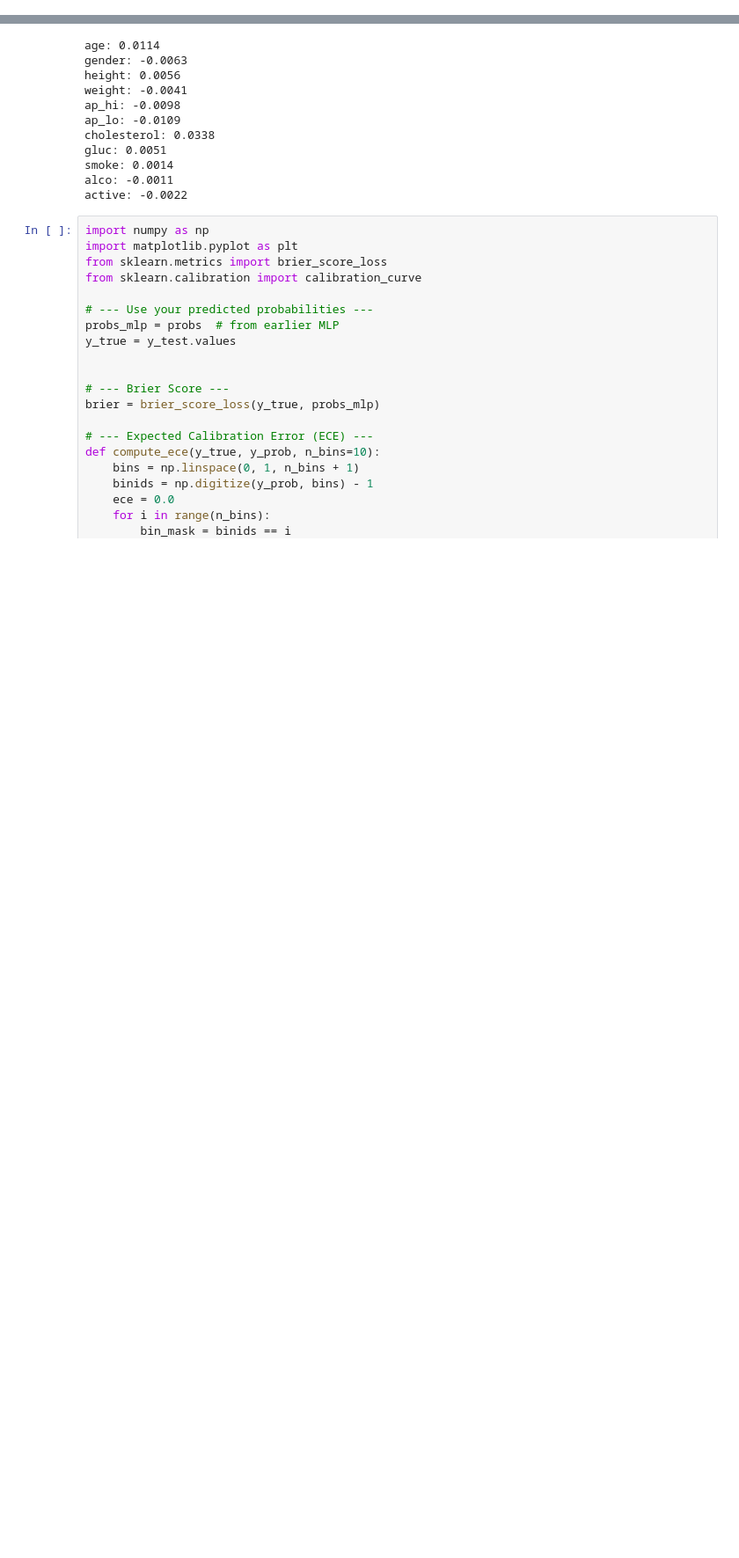
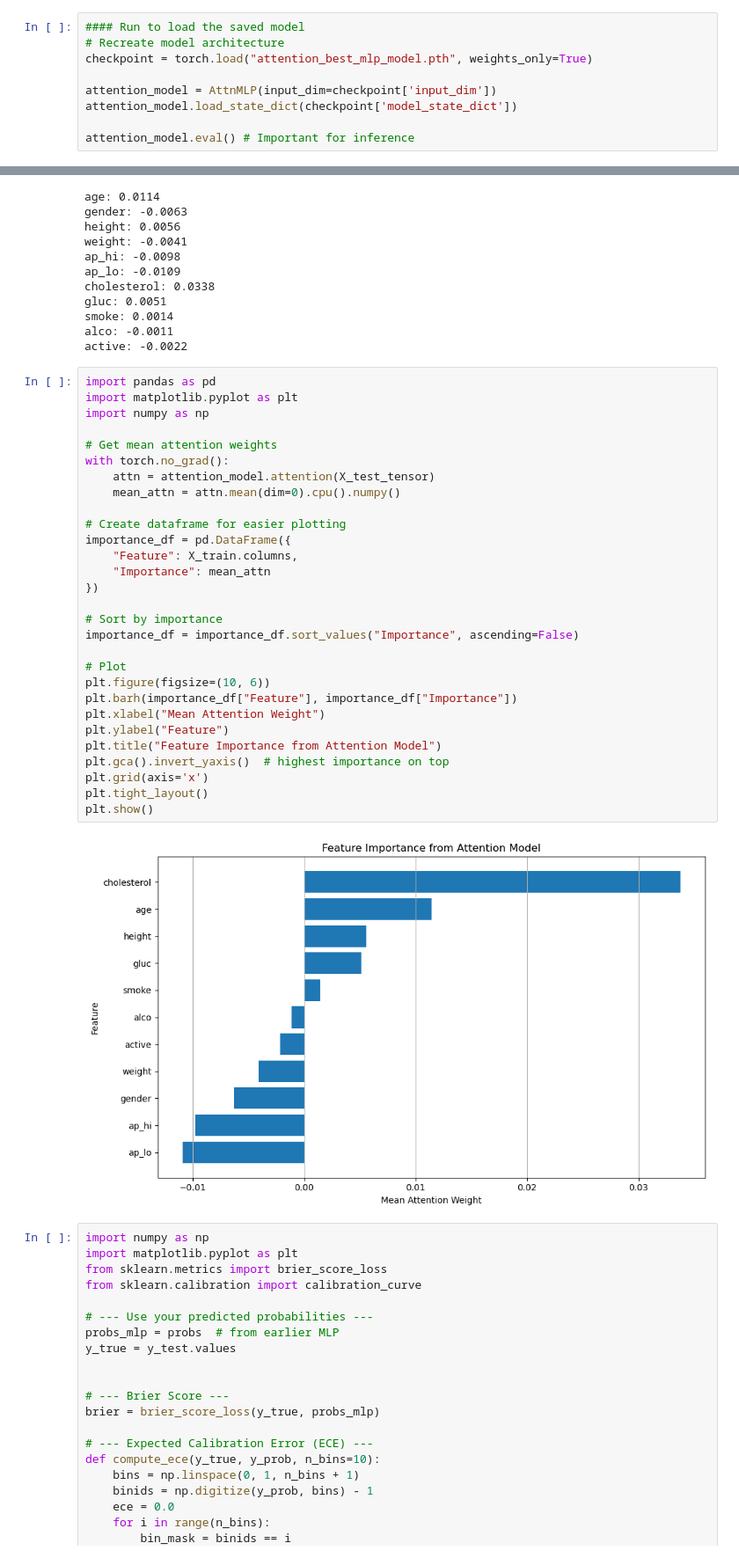
Before and after one commit to cire-25/cardio_risk, a Jupyter notebook: mlp-with_initial_data.ipynb, the cells around one changed output, grey strips where cells are left out. Shown at 88% size. Cells and saved outputs as stored; diff of their text form; blank space fills up the shorter version.

Commit message:
Update the mlp-with_initial_data file

```diff
--- a/mlp-with_initial_data.ipynb
+++ b/mlp-with_initial_data.ipynb
@@ -245,0 +237,9 @@ mlp_model.eval() # Important for inference"""
+# %%
+#### Run to load the saved model
+# Recreate model architecture
+checkpoint = torch.load("attention_best_mlp_model.pth", weights_only=True)
+
+attention_model = AttnMLP(input_dim=checkpoint['input_dim'])
+attention_model.load_state_dict(checkpoint['model_state_dict'])
+
+attention_model.eval() # Important for inference
@@ -264,6 +283,37 @@ gluc: 0.0051
 smoke: 0.0014
 alco: -0.0011
 active: -0.0022
+# %%
+import pandas as pd
+import matplotlib.pyplot as plt
+import numpy as np
+
+# Get mean attention weights
+with torch.no_grad():
+    attn = attention_model.attention(X_test_tensor)
+    mean_attn = attn.mean(dim=0).cpu().numpy()
+
+# Create dataframe for easier plotting
+importance_df = pd.DataFrame({
+    "Feature": X_train.columns,
+    "Importance": mean_attn
+})
+
+# Sort by importance
+importance_df = importance_df.sort_values("Importance", ascending=False)
+
+# Plot
+plt.figure(figsize=(10, 6))
+plt.barh(importance_df["Feature"], importance_df["Importance"])
+plt.xlabel("Mean Attention Weight")
+plt.ylabel("Feature")
+plt.title("Feature Importance from Attention Model")
+plt.gca().invert_yaxis()  # highest importance on top
+plt.grid(axis='x')
+plt.tight_layout()
+plt.show()
+# %% [output]
+[figure, added]
 # %%
 import numpy as np
 import matplotlib.pyplot as plt
```
Also changed, not shown: parts of 6 cells of this notebook.
